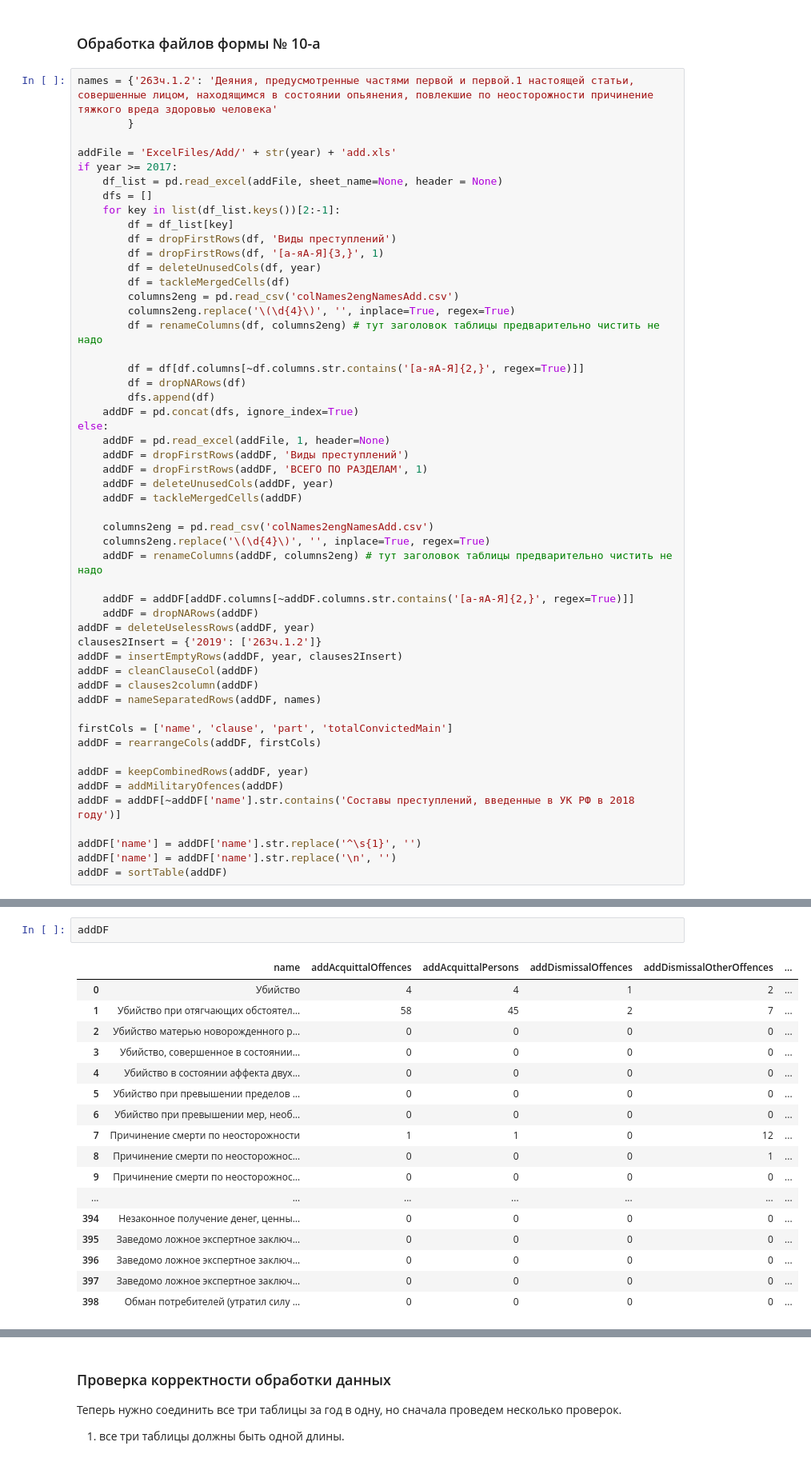
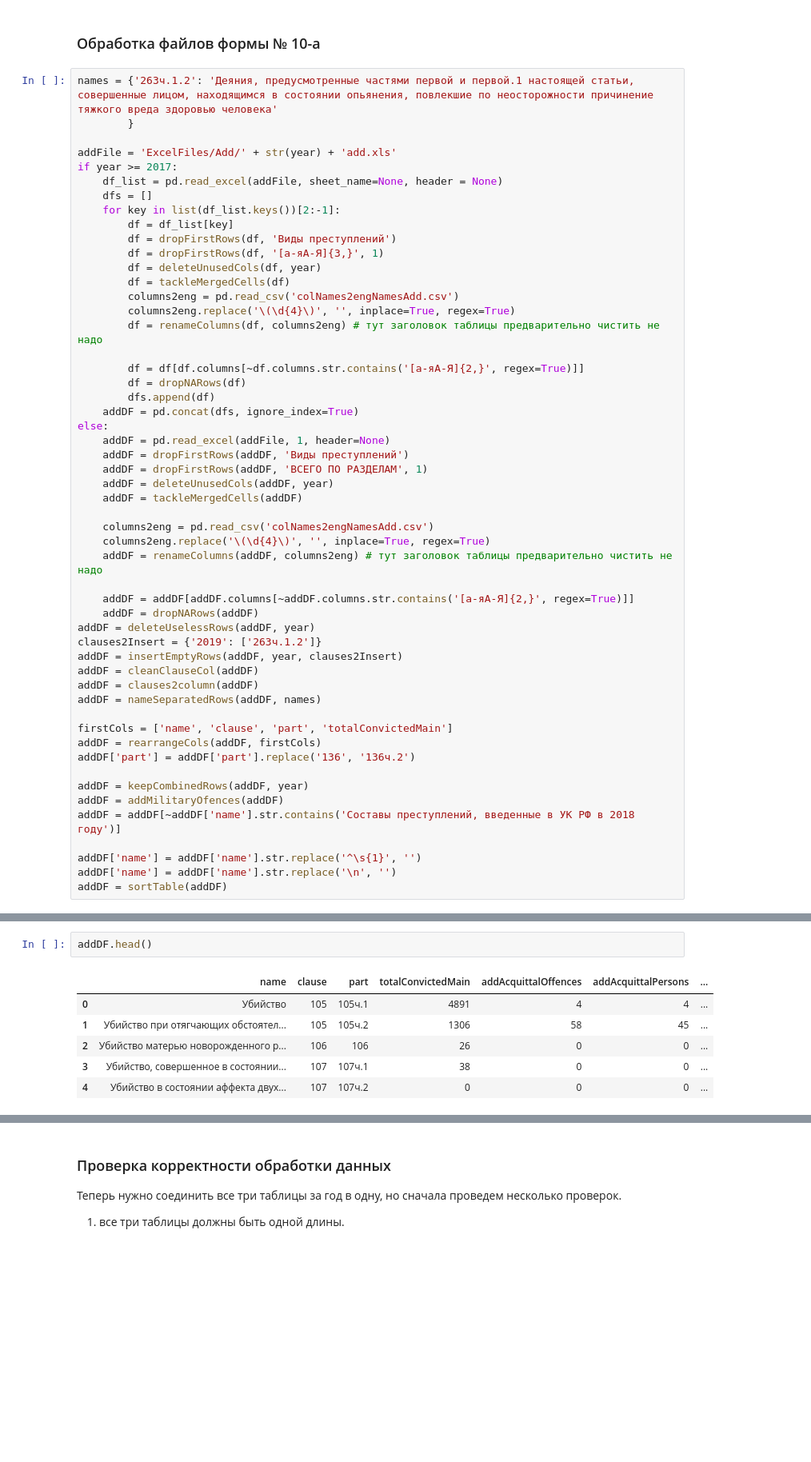
Before and after one commit to borovikova/dostoevsky-data, a Jupyter notebook: computational_essay_2019.ipynb, the cells around one changed output, grey strips where cells are left out. Shown at 80% size. Saved outputs shown, nothing was run; the diff lists cells and outputs as text; blank space fills up the shorter version.

```diff
--- a/computational_essay_2019.ipynb
+++ b/computational_essay_2019.ipynb
@@ -209,6 +207,7 @@ addDF = nameSeparatedRows(addDF, names)
 
 firstCols = ['name', 'clause', 'part', 'totalConvictedMain']
 addDF = rearrangeCols(addDF, firstCols)
+addDF['part'] = addDF['part'].replace('136', '136ч.2')
 
 addDF = keepCombinedRows(addDF, year)
 addDF = addMilitaryOfences(addDF)
@@ -395,20 +375,9 @@ See the caveats in the documentation: https://pandas.pydata.org/pandas-docs/stab
 # %%
-addDF
+addDF.head()
 # %% [output]
-|  | name | addAcquittalOffences | addAcquittalPersons | addDismissalOffences | addDismissalOtherOffences | ... |
-| 0 | Убийство | 4 | 4 | 1 | 2 | ... |
-| 1 | Убийство при отягчающих обстоятел... | 58 | 45 | 2 | 7 | ... |
-| 2 | Убийство матерью новорожденного р... | 0 | 0 | 0 | 0 | ... |
-| 3 | Убийство, совершенное в состоянии... | 0 | 0 | 0 | 0 | ... |
-| 4 | Убийство в состоянии аффекта двух... | 0 | 0 | 0 | 0 | ... |
-| 5 | Убийство при превышении пределов ... | 0 | 0 | 0 | 0 | ... |
-| 6 | Убийство при превышении мер, необ... | 0 | 0 | 0 | 0 | ... |
-| 7 | Причинение смерти по неосторожности | 1 | 1 | 0 | 12 | ... |
-| 8 | Причинение смерти по неосторожнос... | 0 | 0 | 0 | 1 | ... |
-| 9 | Причинение смерти по неосторожнос... | 0 | 0 | 0 | 0 | ... |
-| ... | ... | ... | ... | ... | ... | ... |
-| 394 | Незаконное получение денег, ценны... | 0 | 0 | 0 | 0 | ... |
-| 395 | Заведомо ложное экспертное заключ... | 0 | 0 | 0 | 0 | ... |
-| 396 | Заведомо ложное экспертное заключ... | 0 | 0 | 0 | 0 | ... |
-| 397 | Заведомо ложное экспертное заключ... | 0 | 0 | 0 | 0 | ... |
-| 398 | Обман потребителей (утратил силу ... | 0 | 0 | 0 | 0 | ... |
+|  | name | clause | part | totalConvictedMain | addAcquittalOffences | addAcquittalPersons | ... |
+| 0 | Убийство | 105 | 105ч.1 | 4891 | 4 | 4 | ... |
+| 1 | Убийство при отягчающих обстоятел... | 105 | 105ч.2 | 1306 | 58 | 45 | ... |
+| 2 | Убийство матерью новорожденного р... | 106 | 106 | 26 | 0 | 0 | ... |
+| 3 | Убийство, совершенное в состоянии... | 107 | 107ч.1 | 38 | 0 | 0 | ... |
+| 4 | Убийство в состоянии аффекта двух... | 107 | 107ч.2 | 0 | 0 | 0 | ... |
```
Also changed, not shown: parts of 4 cells of this notebook, 1 other file.
